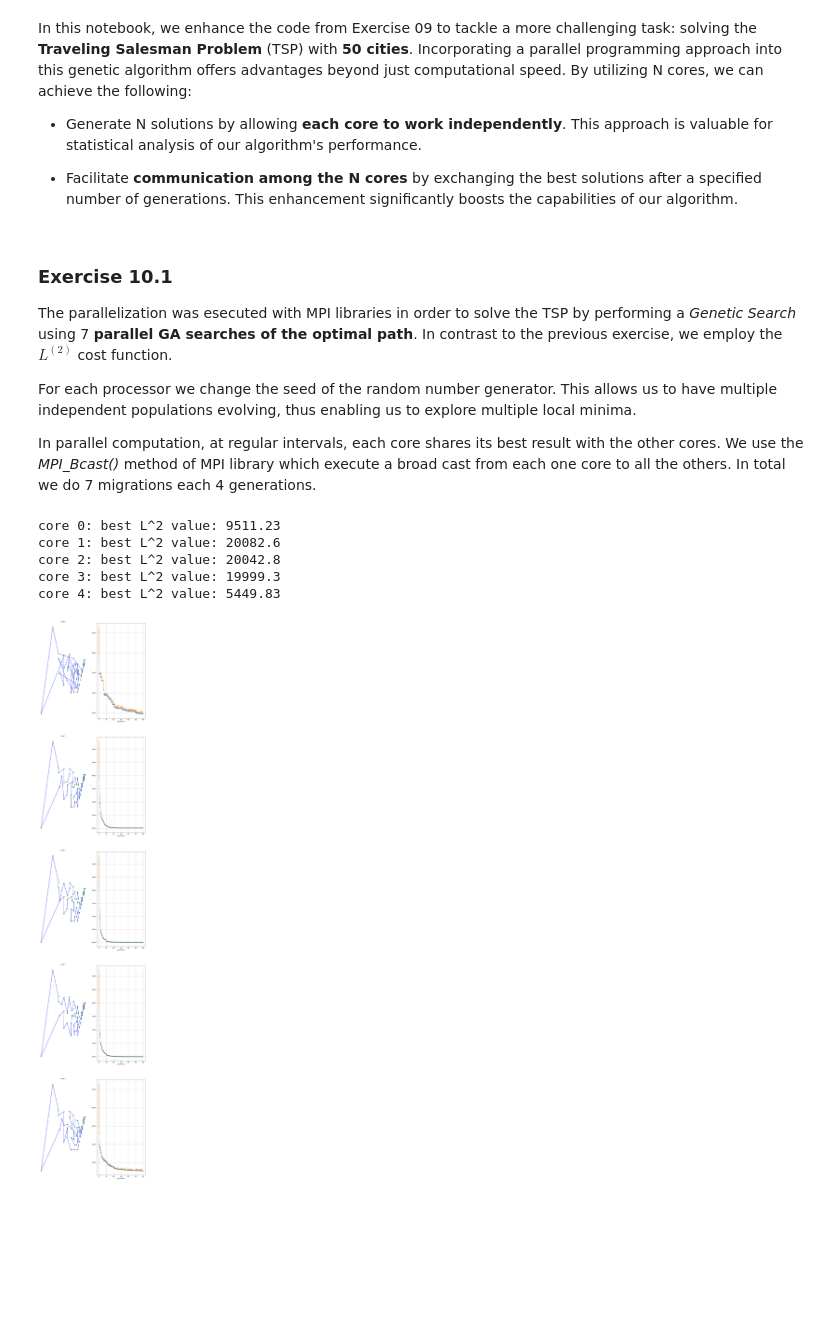
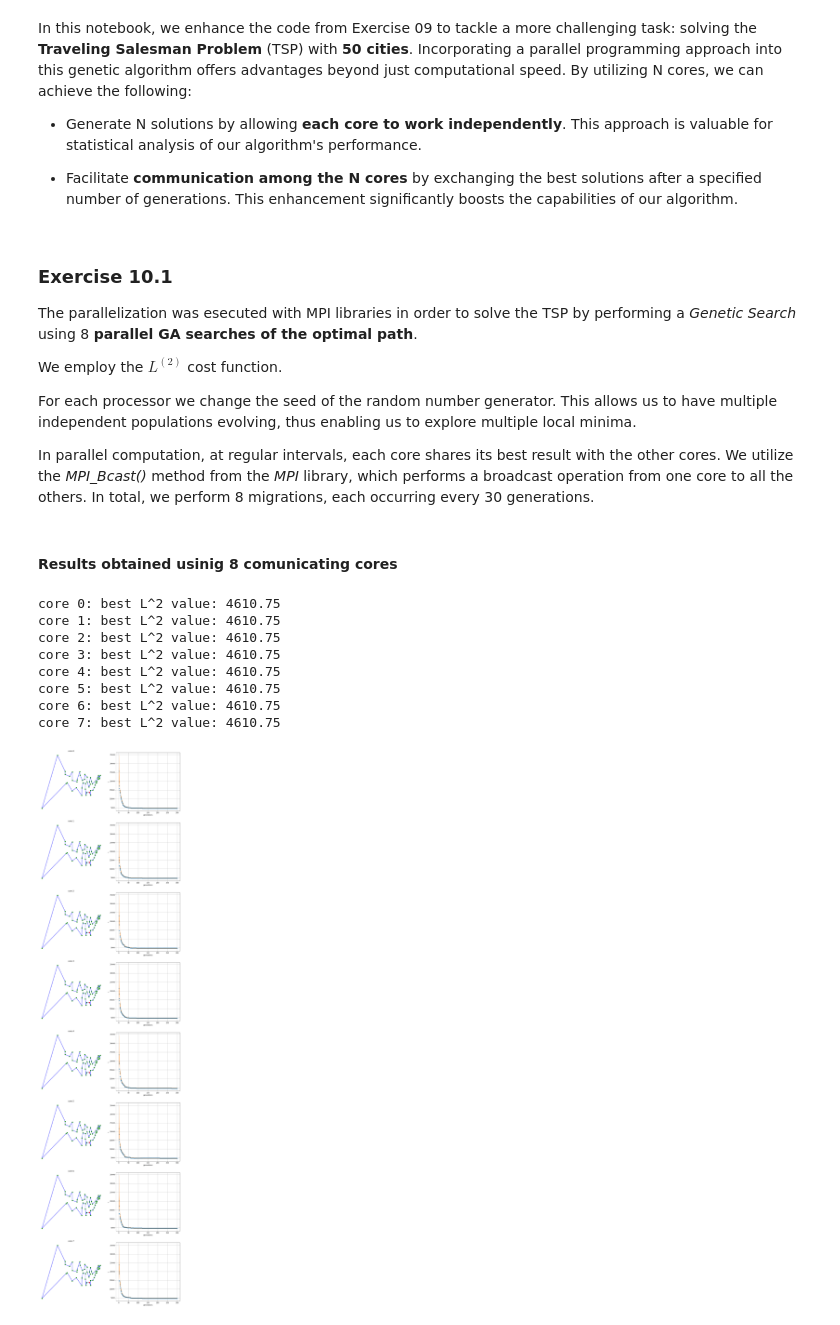
Before and after one commit to eddbell/NSL, a Jupyter notebook: Exercise10/Exercises10.ipynb, the cells around one changed output. Cells and saved outputs as stored; diff of their text form; code cells hidden in the pictures; blank space fills up the shorter version.

```diff
--- a/Exercise10/Exercises10.ipynb
+++ b/Exercise10/Exercises10.ipynb
@@ -13,59 +13,64 @@ Incorporating a parallel programming approach into this genetic algorithm offers
 # %% [markdown]
 ### Exercise 10.1
 
-The parallelization was esecuted with MPI libraries in order to solve the TSP by performing a *Genetic Search* using 7 **parallel GA searches of the optimal path**.
-In contrast to the previous exercise, we employ the $L^{(2)}$ cost function.
+The parallelization was esecuted with MPI libraries in order to solve the TSP by performing a *Genetic Search* using 8 **parallel GA searches of the optimal path**.
+
+We employ the $L^{(2)}$ cost function.
 
 For each processor we change the seed of the random number generator. This allows us to have multiple independent populations evolving, thus enabling us to explore multiple local minima.
 
-In parallel computation, at regular intervals, each core shares its best result with the other cores. We use the *MPI_Bcast()* method of MPI library which execute a broad cast from each one core to all the others.
-In total we do 7 migrations each 4 generations.
+In parallel computation, at regular intervals, each core shares its best result with the other cores. We utilize the *MPI_Bcast()* method from the *MPI* library, which performs a broadcast operation from one core to all the others. In total, we perform 8 migrations, each occurring every 30 generations.
+# %% [markdown]
+#### Results obtained usinig 8 comunicating cores
 # %%
 import numpy as np
 import matplotlib
 import matplotlib.pyplot as plt
 
-size = 5
+size = 8
 data_x = []
 data_y = []
 data_L = []
 data_L_means = []
 
 for i in range(size):
-    filexy = './data/out_order_N' + str(i)+ '.0.dat'
-    fileL = './data/out_L_N' + str(i)+ '.0.dat'
+    filexy = './data/out_order_N' + str(i)+ '.1.dat'
+    fileL = './data/out_L_N' + str(i)+ '.1.dat'
     x_cities, y_cities= np.loadtxt(filexy, usecols= (0,1), unpack = "true")
     x_L, L, L_ave= np.loadtxt(fileL, usecols= (0,1,2), unpack = "true")
     x_cities = np.append(x_cities,x_cities[0])
     y_cities = np.append(y_cities,y_cities[0])
     data_x.append(x_cities)
     data_y.append(y_cities)
     data_L.append(L)
     data_L_means.append(L_ave)
 
 
-fig, axs = plt.subplots(size,2, figsize = (15,80) )
+fig, axs = plt.subplots(size,2, figsize = (16,16*4) )
 
 for i in range(size):
     axs[i,0].plot(data_x[i][:],data_y[i][:], "-", color = "blue")
     axs[i,0].plot(data_x[i][:],data_y[i][:], "o", color = "green")
     axs[i,0].plot(data_x[i][:1],data_y[i][:1], "o", color = "red")
     axs[i,0].set_title('core ' + str(i))
     axs[i,0].axis("off")
 
     axs[i,1].plot(x_L,data_L[i][:], "*")
     axs[i,1].plot(x_L,data_L_means[i][:])
     axs[i,1].set_xlabel("generations")
     axs[i,1].set_ylabel("L")
     axs[i,1].grid(True)
     print( "core {}: best L^2 value: {}".format(i,data_L[i][-1]) )
 # %% [output]
-core 0: best L^2 value: 9511.23
-core 1: best L^2 value: 20082.6
-core 2: best L^2 value: 20042.8
-core 3: best L^2 value: 19999.3
-core 4: best L^2 value: 5449.83
+core 0: best L^2 value: 4610.75
+core 1: best L^2 value: 4610.75
+core 2: best L^2 value: 4610.75
+core 3: best L^2 value: 4610.75
+core 4: best L^2 value: 4610.75
+core 5: best L^2 value: 4610.75
+core 6: best L^2 value: 4610.75
+core 7: best L^2 value: 4610.75
-[figure, old version]
+[figure, new version]
 # %% [markdown]
 ### Exercise 10.2
 
```
Also changed, not shown: parts of 5 cells of this notebook, 40 other files.
